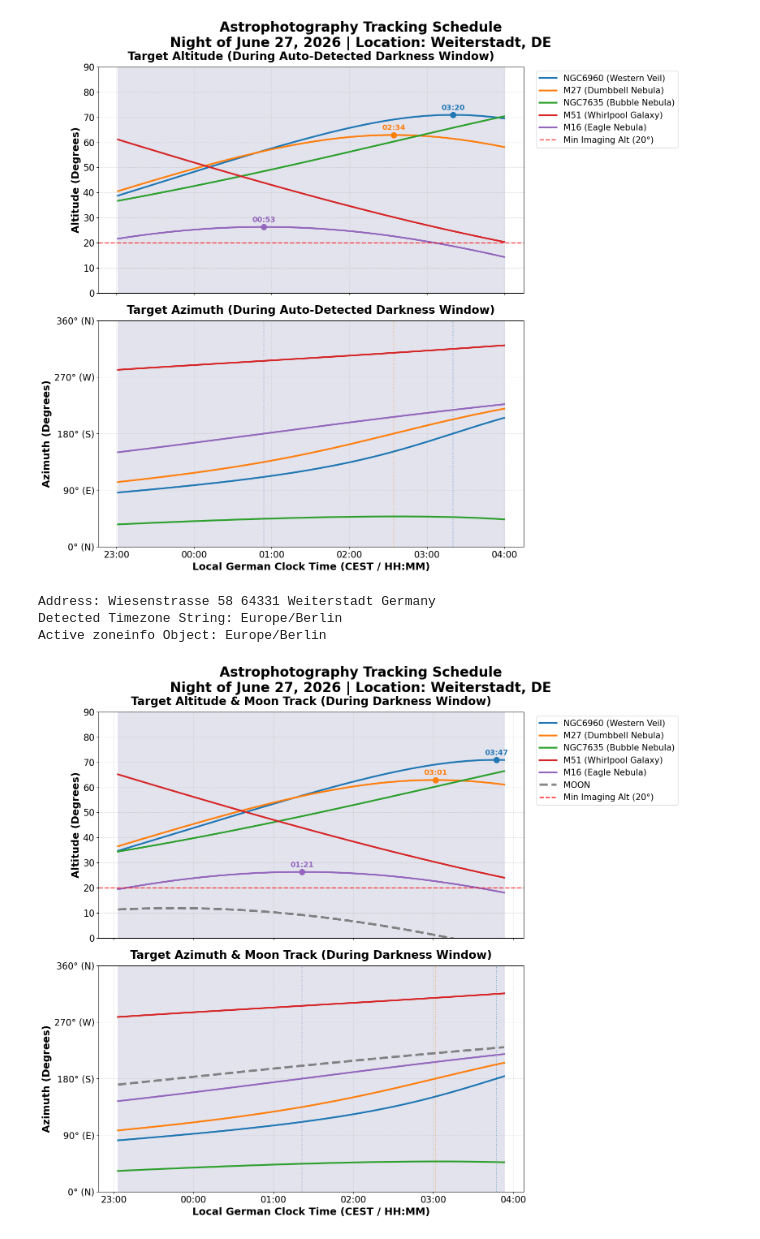
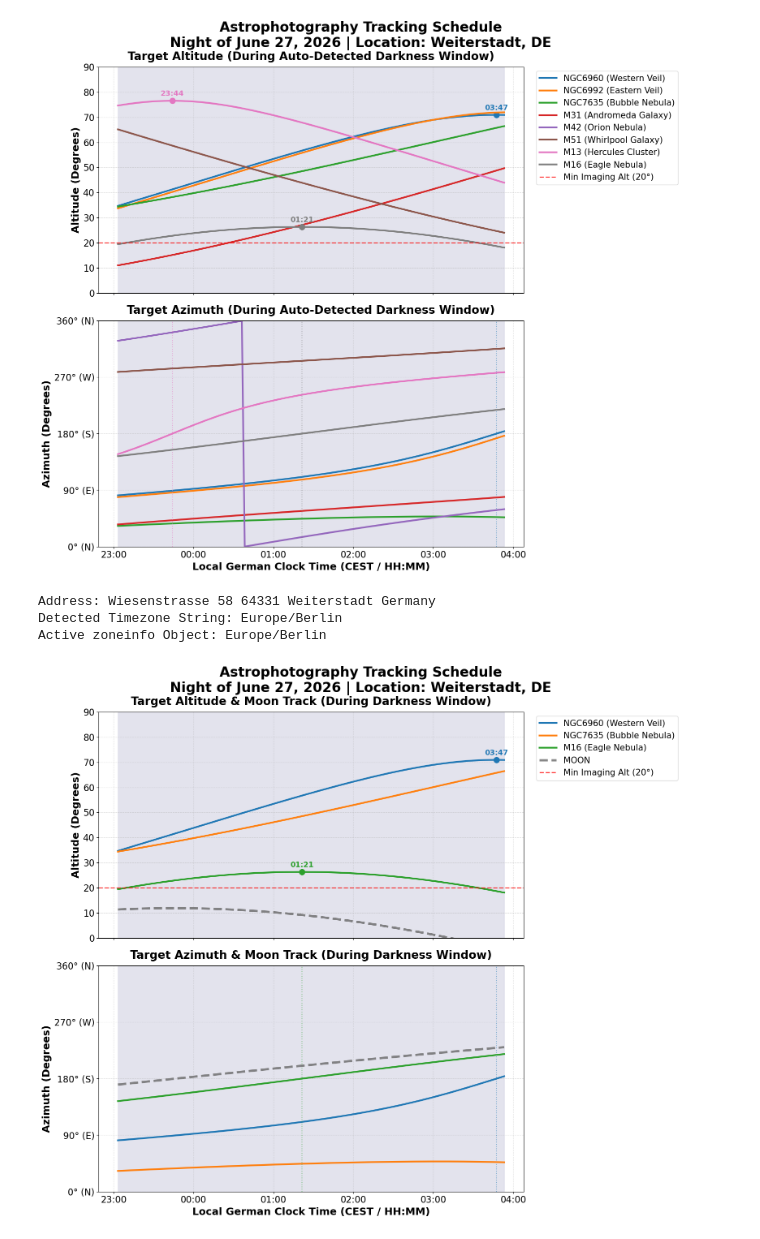
Before and after one commit to stargazingbalcony/astro_tools, a Jupyter notebook: plot_dso_azi_alt.ipynb, the cells around one changed output. Drawn from its saved outputs; the diff is of its cells as text; code cells hidden in the pictures.

```diff
--- a/plot_dso_azi_alt.ipynb
+++ b/plot_dso_azi_alt.ipynb
@@ -30,10 +14,9 @@ from astroplan import TargetAlwaysUpWarning
 
 warnings.filterwarnings("ignore", category=TargetAlwaysUpWarning)
 
-
-
 # 1. Define Observation Location
 geolocator = Nominatim(user_agent="my_location_app")
+address = "Wiesenstrasse 58 64331 Weiterstadt Germany"
 location = geolocator.geocode(address)
 
 earth_location = EarthLocation(
@@ -44,6 +27,7 @@ earth_location = EarthLocation(
 observer = Observer(location=earth_location, name="Weiterstadt Home")
 
 # 2. AUTOMATED TIME SCAN (Spans a wide 18-hour window from noon UTC)
+base_date = Time("2026-06-27")
 scan_start = base_date + 12 * u.hour
 time_grid = scan_start + np.linspace(0, 18, 500) * u.hour
 
@@ -65,6 +49,17 @@ local_datetimes = [dt.replace(tzinfo=datetime.timezone.utc).astimezone(local_tz)
 window_start = local_datetimes[0]
 window_end = local_datetimes[-1]
 
+# 3. Define the 8 DSOs
+target_list = [
+    {"name": "NGC6960", "label": "NGC6960 (Western Veil)"},
+    {"name": "NGC6992", "label": "NGC6992 (Eastern Veil)"},
+    {"name": "NGC7635", "label": "NGC7635 (Bubble Nebula)"},
+    {"name": "M31", "label": "M31 (Andromeda Galaxy)"},
+    {"name": "M42", "label": "M42 (Orion Nebula)"},
+    {"name": "M51", "label": "M51 (Whirlpool Galaxy)"},
+    {"name": "M13", "label": "M13 (Hercules Cluster)"},
+    {"name": "M16", "label": "M16 (Eagle Nebula)"}
+]
 
 # 4. Generate Two Stacked Rows
 fig, (ax1, ax2) = plt.subplots(2, 1, figsize=(16, 14), sharex=True)
@@ -109,35 +104,35 @@ ax2.xaxis.set_major_formatter(mdates.DateFormatter('%H:%M', tz=local_tz))
 ax2.xaxis.set_major_locator(mdates.HourLocator(interval=1, tz=local_tz))
 
 # --- Format Panel 1: Altitude ---
 ax1.set_title("Target Altitude (During Auto-Detected Darkness Window)", fontsize=20, pad=12, weight='bold')
 ax1.set_ylabel("Altitude (Degrees)", fontsize=18, weight='bold')
 ax1.set_ylim(0, 90)
 ax1.axhline(20, color='red', lw=2, linestyle='--', alpha=0.8, label='Min Imaging Alt (20°)')
 ax1.tick_params(axis='both', labelsize=16)
 ax1.grid(True, linestyle="--", alpha=0.4)
 
 # --- Format Panel 2: Azimuth ---
 ax2.set_title("Target Azimuth (During Auto-Detected Darkness Window)", fontsize=20, pad=12, weight='bold')
 ax2.set_xlabel("Local German Clock Time (CEST / HH:MM)", fontsize=18, weight='bold')
 ax2.set_ylabel("Azimuth (Degrees)", fontsize=18, weight='bold')
 ax2.set_yticks([0, 90, 180, 270, 360])
 ax2.set_yticklabels(['0° (N)', '90° (E)', '180° (S)', '270° (W)', '360° (N)'])
 ax2.set_ylim(0, 360)
 ax2.tick_params(axis='both', labelsize=16)
 ax2.grid(True, linestyle="--", alpha=0.4)
 
 # Global configuration text sizing
 plt.suptitle(f"Astrophotography Tracking Schedule\nNight of June 27, 2026 | Location: Weiterstadt, DE", fontsize=24, y=0.98, weight='bold')
 
 handles, labels = ax1.get_legend_handles_labels()
 by_label = dict(zip(labels, handles))
 ax1.legend(by_label.values(), by_label.keys(), bbox_to_anchor=(1.02, 1), loc="upper left", frameon=True, fontsize=15)
 
 plt.tight_layout()
-plt.savefig("output/corrected_local_time_night_plot.png", dpi=300, bbox_inches='tight')
+plt.savefig("corrected_local_time_night_plot.png", dpi=300, bbox_inches='tight')
 plt.show()
 # %% [output]
-[figure, old version]
+[figure, new version]
 # %%
 import numpy as np
 import matplotlib.pyplot as plt
@@ -198,6 +193,17 @@ local_datetimes = [dt.replace(tzinfo=datetime.timezone.utc).astimezone(local_tz)
 window_start = local_datetimes[0]
 window_end = local_datetimes[-1]
 
+# 3. Define the 8 DSOs
+target_list = [
+    {"name": "NGC6960", "label": "NGC6960 (Western Veil)"},
+#    {"name": "NGC6992", "label": "NGC6992 (Eastern Veil)"},
+    {"name": "NGC7635", "label": "NGC7635 (Bubble Nebula)"},
+#    {"name": "M31", "label": "M31 (Andromeda Galaxy)"},
+#    {"name": "M42", "label": "M42 (Orion Nebula)"},
+#    {"name": "M51", "label": "M51 (Whirlpool Galaxy)"},
+#    {"name": "M13", "label": "M13 (Hercules Cluster)"},
+    {"name": "M16", "label": "M16 (Eagle Nebula)"}
+]
 
 # 4. Generate Two Stacked Rows
 fig, (ax1, ax2) = plt.subplots(2, 1, figsize=(16, 14), sharex=True)
@@ -281,13 +287,13 @@ by_label = dict(zip(labels, handles))
 ax1.legend(by_label.values(), by_label.keys(), bbox_to_anchor=(1.02, 1), loc="upper left", frameon=True, fontsize=15)
 
 plt.tight_layout()
-plt.savefig("output/corrected_local_time_night_plot.png", dpi=300, bbox_inches='tight')
+plt.savefig("corrected_local_time_night_plot.png", dpi=300, bbox_inches='tight')
 plt.show()
 # %% [output]
 Address: Wiesenstrasse 58 64331 Weiterstadt Germany
 Detected Timezone String: Europe/Berlin
 Active zoneinfo Object: Europe/Berlin
-[figure, old version]
+[figure, new version]
 # %%
 import numpy as np
 import matplotlib.pyplot as plt
```
Also changed, not shown: parts of 2 cells of this notebook, 4 other files.
